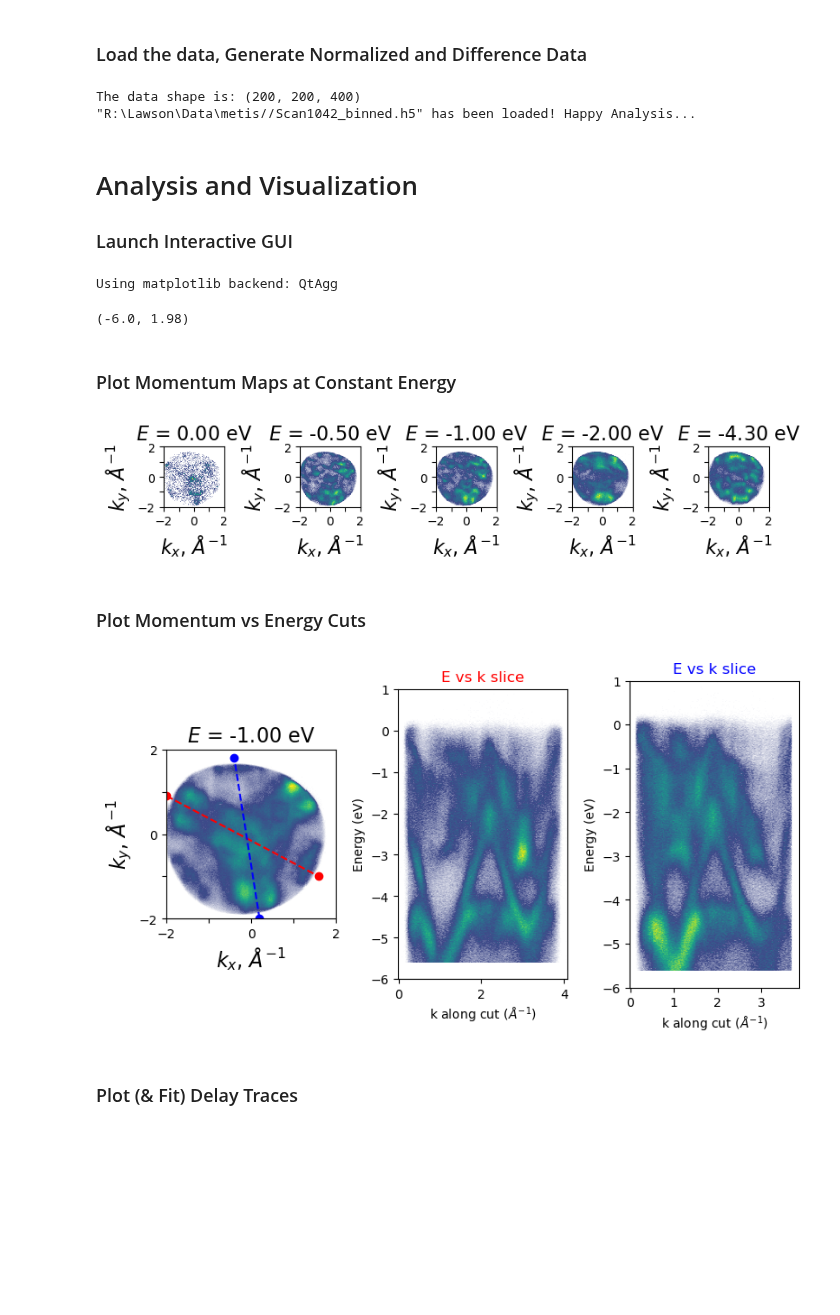
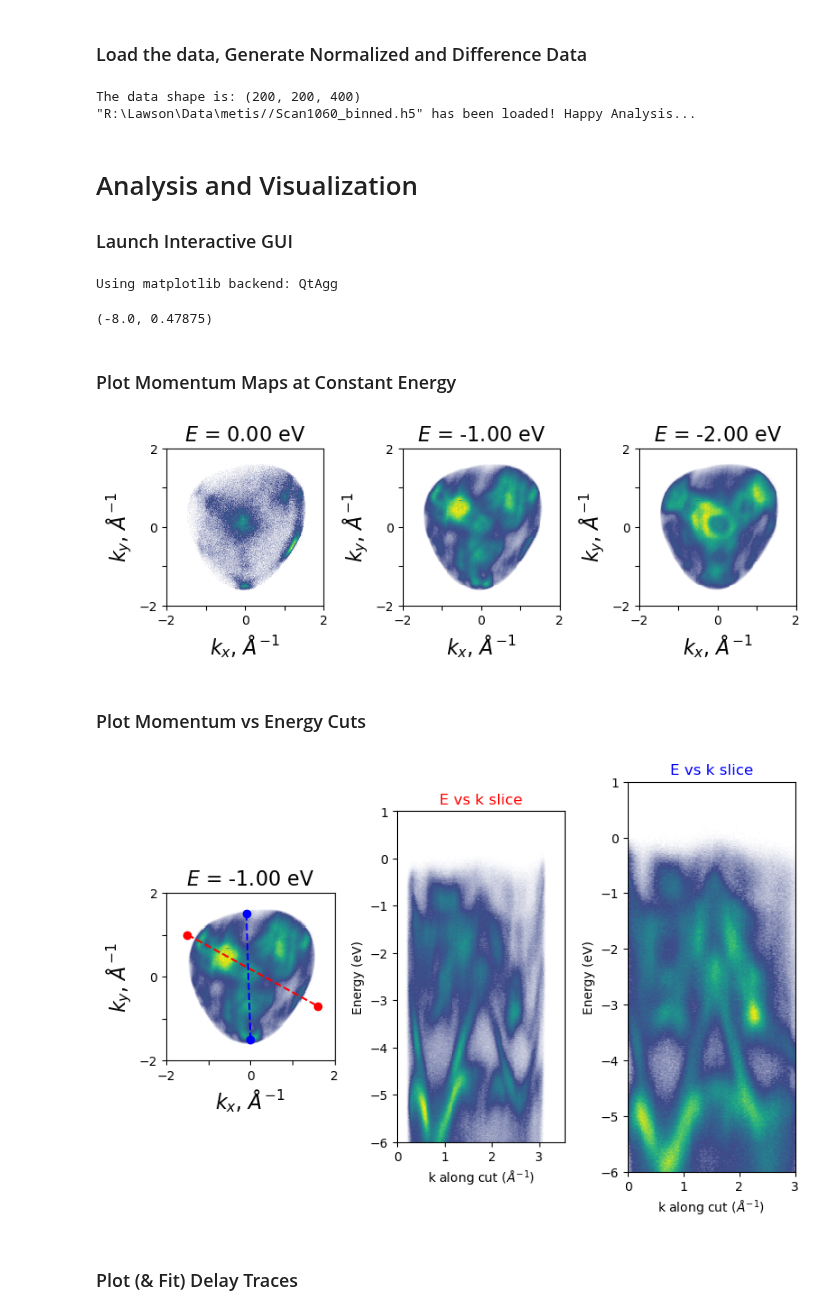
Before and after one commit to lawsonlloyd/mpes-analysis, a Jupyter notebook: mpes_Plot_Analysis.ipynb, the cells around one changed output. Cells and saved outputs as stored; diff of their text form; code cells hidden in the pictures; blank space fills up the shorter version.

```diff
--- a/mpes_Plot_Analysis.ipynb
+++ b/mpes_Plot_Analysis.ipynb
@@ -40,7 +40,9 @@ filename, offsets = 'Scan162_RT_120x120x115x50_binned.h5', [0.8467, -120]
 filename, offsets = 'Scan0804_30K_Pprobe_Spump_binned.h5', [.5047, -102]
 
 filename, offsets = 'Scan1042_binned.h5', [-0.4, 0]
-#filename, offsets = 'Scan1052_binned.h5', [0, 0]
+filename, offsets = 'Scan1052_binned.h5', [0, 0]
+filename, offsets = 'Scan1058_binned.h5', [-2, 0]
+filename, offsets = 'Scan1060_binned.h5', [-4, 0]
 # %% [markdown]
 ### Load the data, Generate Normalized and Difference Data
 # %%
@@ -62,7 +64,7 @@ I_res = I
 #I_diff = I_diff/np.max(I_diff)
 # %% [output]
 The data shape is: (200, 200, 400)
-"R:\Lawson\Data\metis//Scan1042_binned.h5" has been loaded! Happy Analysis...
+"R:\Lawson\Data\metis//Scan1060_binned.h5" has been loaded! Happy Analysis...
 # %% [markdown]
 # Analysis and Visualization
 ### Launch Interactive GUI
@@ -74,27 +76,27 @@ The data shape is: (200, 200, 400)
 main(I)
 # %% [output]
 Using matplotlib backend: QtAgg
-(-6.0, 1.98)
+(-8.0, 0.47875)
 # %% [markdown]
 ### Plot Momentum Maps at Constant Energy
 # %%
 %matplotlib inline
 cmap_plot = cmap_LTL
 
-E, E_int = [0, -0.5, -1, -2, -4.3], 0.1
+E, E_int = [0, -1, -2], 0.1
 #delays, delay_int = 500, 1000
 
 fig, ax, im = mpes.plot_momentum_maps(
     I, E=E, E_int=0.2, delays=None, delay_int=None,
     cmap=cmap_LTL, scale=[0, 1],
     fontsize=16, figsize=(8, 3), colorbar=False, panel_labels = False
 )
 
 #mpes.overlay_bz('rectangular', 3.508, 4.763, ax[1], 'black', rotation_deg = 0, repeat = 0)
 #mpes.overlay_bz('hexagonal', 5.8, 5.8, ax[0], 'black', repeat = 2, rotation_deg = 90)
 #mpes.save_figure(fig, name = f'test', image_format = 'pdf')
 # %% [output]
-[figure, old version]
+[figure, new version]
 # %% [markdown]
 ### Plot Momentum vs Energy Cuts
 # %%
@@ -112,7 +114,7 @@ mpes.plot_momentum_maps(
 )
 
 # Plot k - E (arbitrary Cut)
-k_start, k_end = (-2, .9), (1.6, -1)
+k_start, k_end = (-1.5, 1), (1.6, -.7)
 #I_cut, k_vals, E_vals = mpes.get_k_cut(I_res.mean(dim="delay"), k_start=k_start, k_end=k_end)
 I_cut, k_vals, E_vals = mpes.get_k_cut(I_res, k_start=k_start, k_end=k_end)
 
@@ -128,7 +130,7 @@ axs[1].set_ylim(-6,1)
 axs[1].set_aspect(1)
 
 # Plot k - E (arbitrary Cut)
-k_start, k_end = (.2, -2), (-.4, 1.8)
+k_start, k_end = (0, -1.5), (-0.1, 1.5)
 #I_cut, k_vals, E_vals = mpes.get_k_cut(I_res.mean(dim="delay"), k_start=k_start, k_end=k_end)
 I_cut, k_vals, E_vals = mpes.get_k_cut(I_res, k_start=k_start, k_end=k_end)
 
@@ -164,7 +166,7 @@ mpes.plot_ky_frame(
 
 fig.tight_layout()
 # %% [output]
-[figure, old version]
+[figure, new version]
 # %% [markdown]
 ### Plot (& Fit) Delay Traces
 # %%
```
Also changed, not shown: 2 other files.
